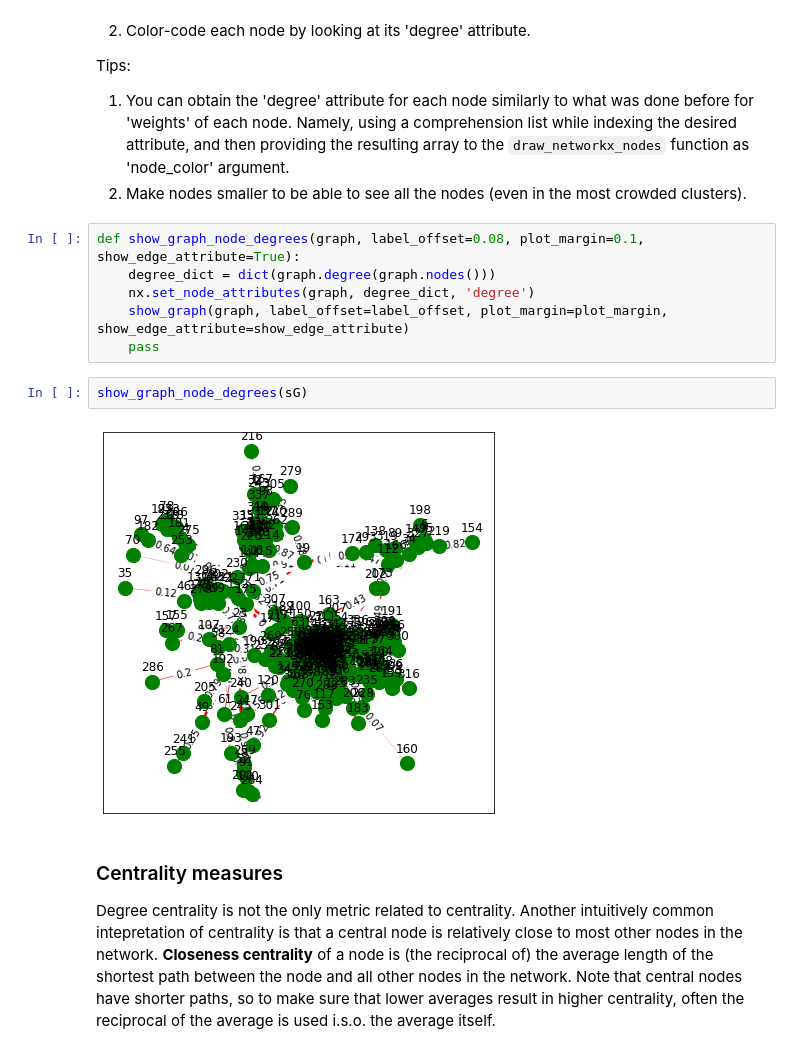
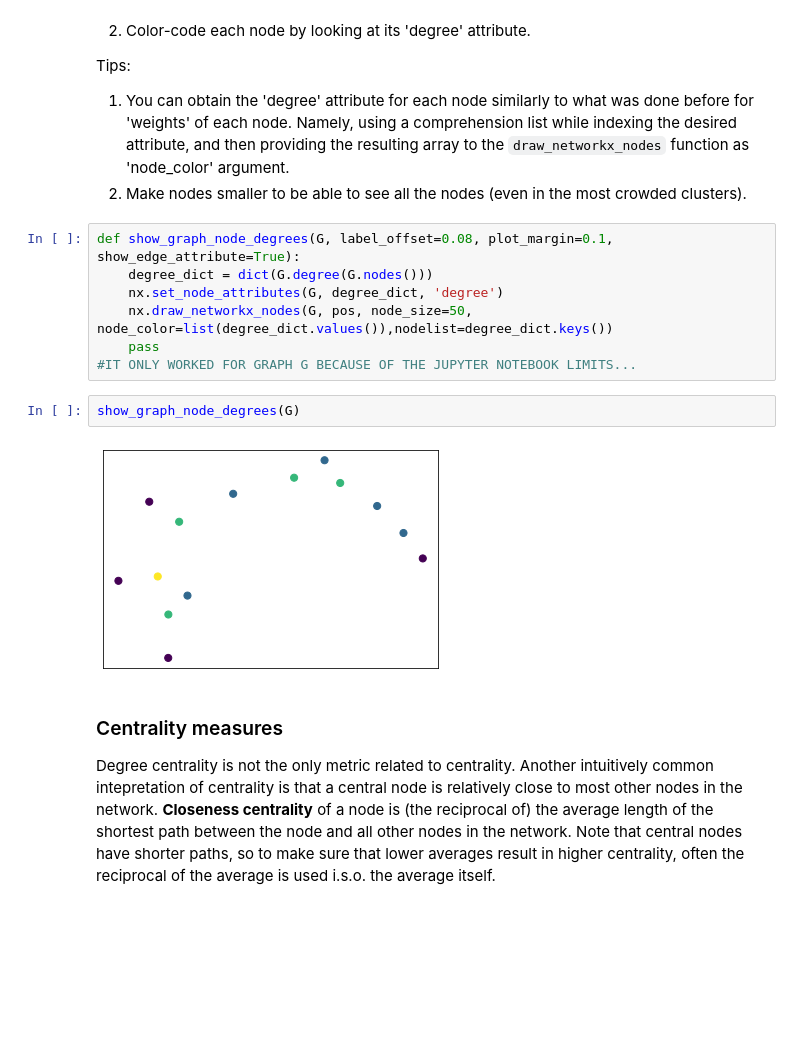
Before and after one commit to bobobo199733/the-social-web, a Jupyter notebook: assignment3.ipynb, the cells around one changed output. Drawn from its saved outputs; the diff is of its cells as text; blank space fills up the shorter version.

```diff
--- a/assignment3.ipynb
+++ b/assignment3.ipynb
@@ -594,15 +594,16 @@ Tips:
 1. You can obtain the 'degree' attribute for each node similarly to what was done before for 'weights' of each node. Namely, using a comprehension list while indexing the desired attribute, and then providing the resulting array to the `draw_networkx_nodes` function as 'node_color' argument.
 2. Make nodes smaller to be able to see all the nodes (even in the most crowded clusters).
 # %%
-def show_graph_node_degrees(graph, label_offset=0.08, plot_margin=0.1, show_edge_attribute=True):
-    degree_dict = dict(graph.degree(graph.nodes()))
-    nx.set_node_attributes(graph, degree_dict, 'degree')
-    show_graph(graph, label_offset=label_offset, plot_margin=plot_margin, show_edge_attribute=show_edge_attribute)
+def show_graph_node_degrees(G, label_offset=0.08, plot_margin=0.1, show_edge_attribute=True):
+    degree_dict = dict(G.degree(G.nodes()))
+    nx.set_node_attributes(G, degree_dict, 'degree')
+    nx.draw_networkx_nodes(G, pos, node_size=50, node_color=list(degree_dict.values()),nodelist=degree_dict.keys())
     pass
+#IT ONLY WORKED FOR GRAPH G BECAUSE OF THE JUPYTER NOTEBOOK LIMITS...
 # %%
-show_graph_node_degrees(sG)
+show_graph_node_degrees(G)
 # %% [output]
-[figure, old version]
+[figure, new version]
 # %% [markdown]
 ### Centrality measures
 
```
